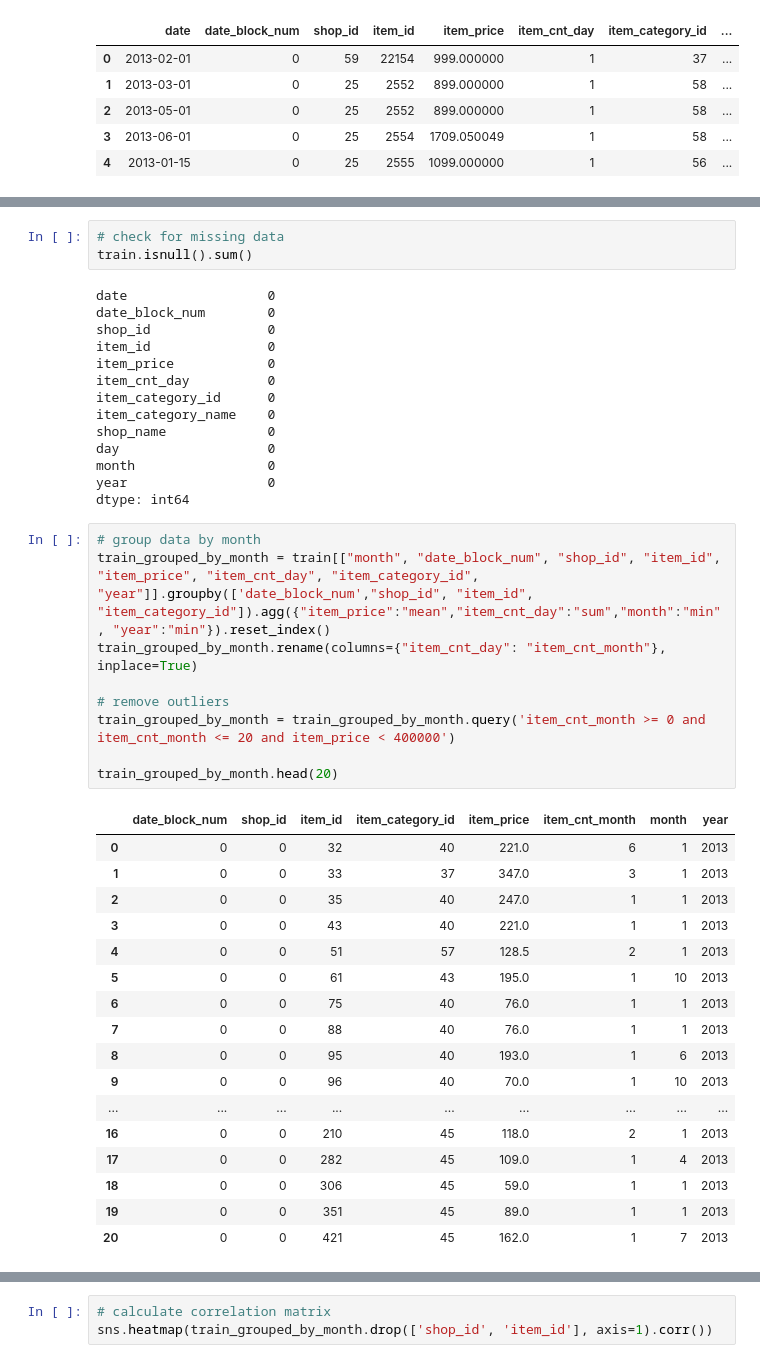
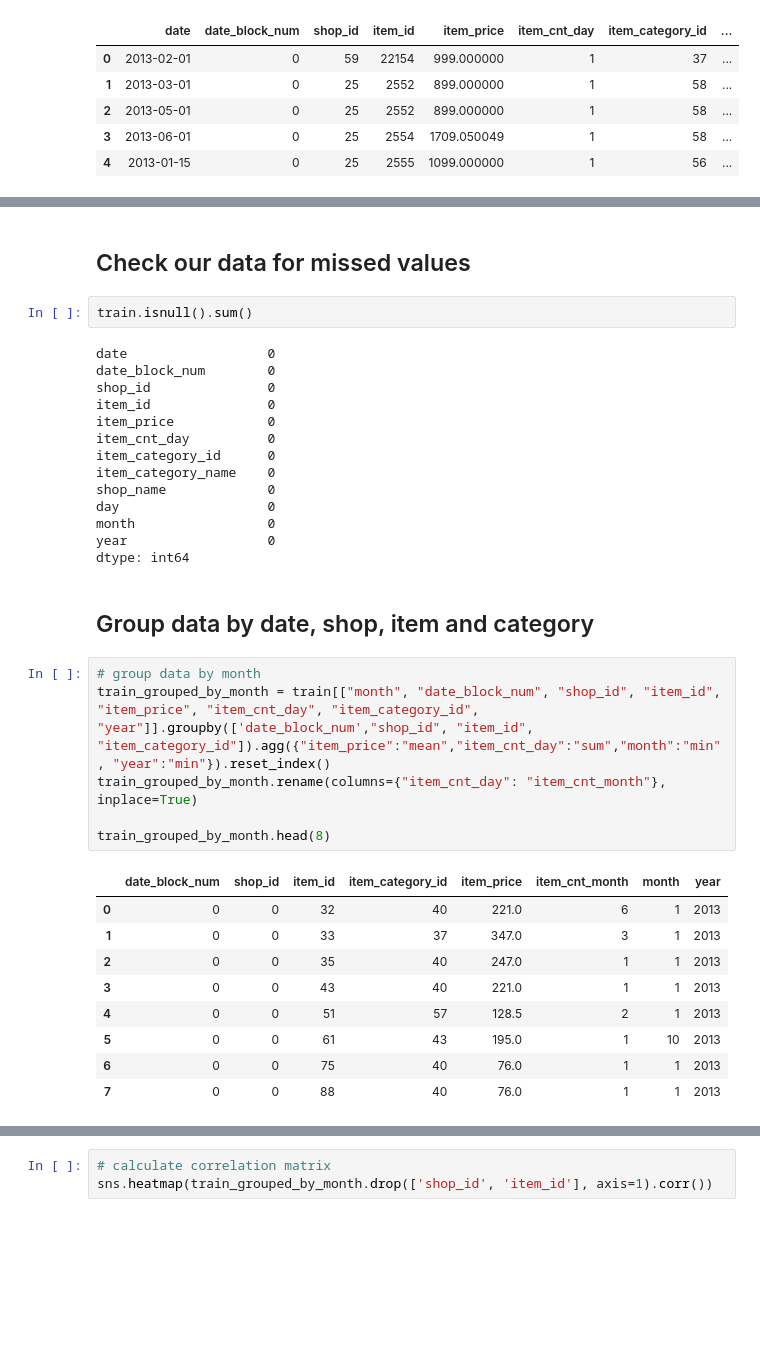
Before and after one commit to Evgeniy-2000/ML_practice_project, a Jupyter notebook: Main.ipynb, the cells around one changed output, grey strips where cells are left out. Drawn from its saved outputs; the diff is of its cells as text; blank space fills up the shorter version.

```diff
--- a/Main.ipynb
+++ b/Main.ipynb
@@ -93,8 +96,9 @@ train.head(4)
 | 1 | 2013-03-01 | 0 | 25 | 2552 | 899.000000 | 1 | 58 | ... |
 | 2 | 2013-05-01 | 0 | 25 | 2552 | 899.000000 | 1 | 58 | ... |
 | 3 | 2013-06-01 | 0 | 25 | 2554 | 1709.050049 | 1 | 58 | ... |
+# %% [markdown]
+## Check our data for missed values
 # %%
-# check for missing data
 train.isnull().sum()
 # %% [output]
 date                  0
@@ -110,30 +114,21 @@ day                   0
 month                 0
 year                  0
 dtype: int64
+# %% [markdown]
+## Group data by date, shop, item and category
 # %%
 # group data by month
 train_grouped_by_month = train[["month", "date_block_num", "shop_id", "item_id", "item_price", "item_cnt_day", "item_category_id", "year"]].groupby(['date_block_num',"shop_id", "item_id", "item_category_id"]).agg({"item_price":"mean","item_cnt_day":"sum","month":"min", "year":"min"}).reset_index()
 train_grouped_by_month.rename(columns={"item_cnt_day": "item_cnt_month"}, inplace=True)
 
-# remove outliers
-train_grouped_by_month = train_grouped_by_month.query('item_cnt_month >= 0 and item_cnt_month <= 20 and item_price < 400000')
-
-train_grouped_by_month.head(20)
+train_grouped_by_month.head(8)
 # %% [output]
 |  | date_block_num | shop_id | item_id | item_category_id | item_price | item_cnt_month | month | year |
 | 0 | 0 | 0 | 32 | 40 | 221.0 | 6 | 1 | 2013 |
 | 1 | 0 | 0 | 33 | 37 | 347.0 | 3 | 1 | 2013 |
 | 2 | 0 | 0 | 35 | 40 | 247.0 | 1 | 1 | 2013 |
 | 3 | 0 | 0 | 43 | 40 | 221.0 | 1 | 1 | 2013 |
 | 4 | 0 | 0 | 51 | 57 | 128.5 | 2 | 1 | 2013 |
 | 5 | 0 | 0 | 61 | 43 | 195.0 | 1 | 10 | 2013 |
 | 6 | 0 | 0 | 75 | 40 | 76.0 | 1 | 1 | 2013 |
 | 7 | 0 | 0 | 88 | 40 | 76.0 | 1 | 1 | 2013 |
-| 8 | 0 | 0 | 95 | 40 | 193.0 | 1 | 6 | 2013 |
-| 9 | 0 | 0 | 96 | 40 | 70.0 | 1 | 10 | 2013 |
-| ... | ... | ... | ... | ... | ... | ... | ... | ... |
-| 16 | 0 | 0 | 210 | 45 | 118.0 | 2 | 1 | 2013 |
-| 17 | 0 | 0 | 282 | 45 | 109.0 | 1 | 4 | 2013 |
-| 18 | 0 | 0 | 306 | 45 | 59.0 | 1 | 1 | 2013 |
-| 19 | 0 | 0 | 351 | 45 | 89.0 | 1 | 1 | 2013 |
-| 20 | 0 | 0 | 421 | 45 | 162.0 | 1 | 7 | 2013 |
```
Also changed, not shown: parts of 33 cells of this notebook.
